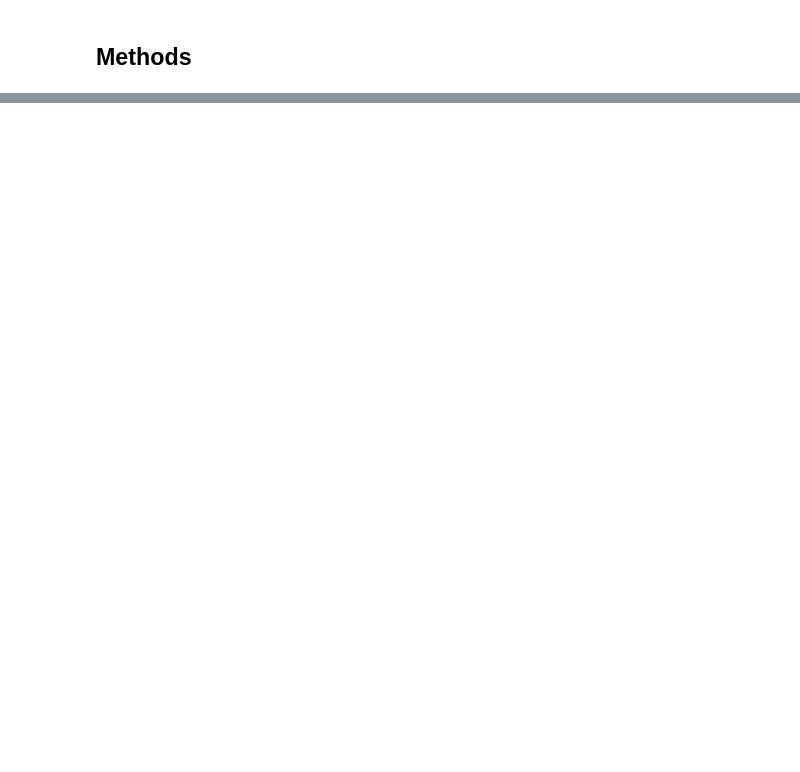
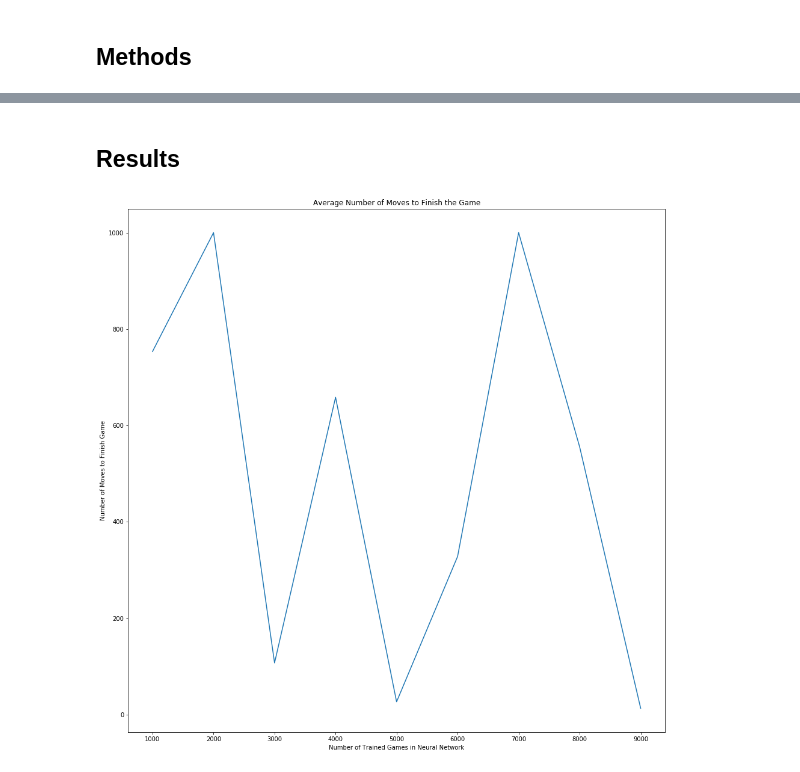
Before and after one commit to IsaacLaw12/Tensorflow_RL_Game, a Jupyter notebook: Law-Project.ipynb, the cells around one changed output, grey strips where cells are left out. Drawn from its saved outputs; the diff is of its cells as text; code cells hidden in the pictures; blank space fills up the shorter version.

Commit message:
Finish up Reinforcement Learning model. Implement saving Tensorflow models as checkpoints, and reloading them from files. Create a rough draft of the final report.

```diff
--- a/Law-Project.ipynb
+++ b/Law-Project.ipynb
@@ -174,0 +82,7 @@ The second possibility is that I train a decent checkers player.  If I can get t
+# %%
+from game_assets import GameMap
+game_map = GameMap('map_rl.txt', ms=4)
+NUM_SHEEP = len(game_map.sheep)
+NUM_ACTIONS = 4
+# Two inputs for each player and sheep postion, 4 for one hot action representation
+SA_LEN = 2 + 2 * NUM_SHEEP + NUM_ACTIONS
@@ -174,0 +308,10 @@ The second possibility is that I train a decent checkers player.  If I can get t
+# %%
+train = False
+if train:
+    game_results, player_pos, sheep_pos, epsilon_trace = run_training('tf_models/model')
+else:
+    game_results = []
+    for i in range(1, 10):
+        model_name = 'tf_models/model_' + str(i)
+        temp_results, player_pos, sheep_pos, player_ps = use_model(model_name, number_games=20, max_moves=1000)
+        game_results.extend(temp_results)
@@ -174,0 +382,29 @@ The second possibility is that I train a decent checkers player.  If I can get t
+# %% [markdown]
+## Results
+# %%
+def graph_game_results(gm_results, average=False, num_batches=0, avg_batch_size=0):
+    games_per_model = avg_batch_size
+    averaged_results = []
+    for i in range(num_batches):
+        average = 0
+        for j in range(games_per_model):
+            average += game_results[i*games_per_model+j]
+        average = average / games_per_model
+        averaged_results.append(average)
+
+    fig = plt.figure(figsize=(16,16))
+    if average:
+        plt.plot(averaged_results)
+        plt.title("Average Number of Moves to Finish the Game")
+        plt.xlabel("Number of Trained Games in Neural Network")
+        plt.xticks(ticks=[i for i in range(num_batches)], labels=[(i+1)*1000 for i in range(num_batches)])
+    else:
+        plt.plot(gm_results)
+        plt.title("Number of Moves to Finish the Game")
+        plt.xlabel("Game Number")
+    plt.ylabel("Number of Moves to Finish Game")
+    plt.show()
+# %%
+graph_game_results(game_results, True, 9, 20)
+# %% [output]
+[figure, added]
```
Also changed, not shown: parts of 44 cells of this notebook, 34 other files.
